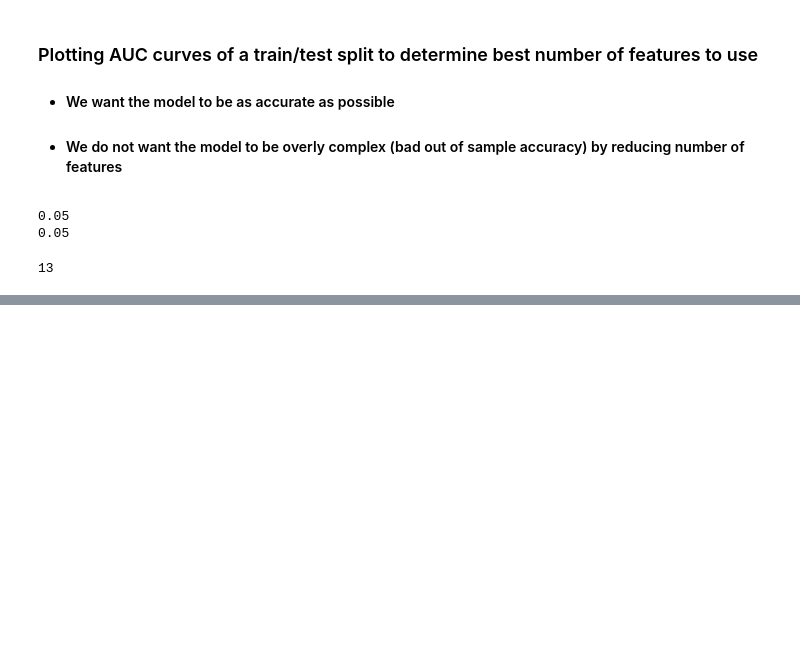
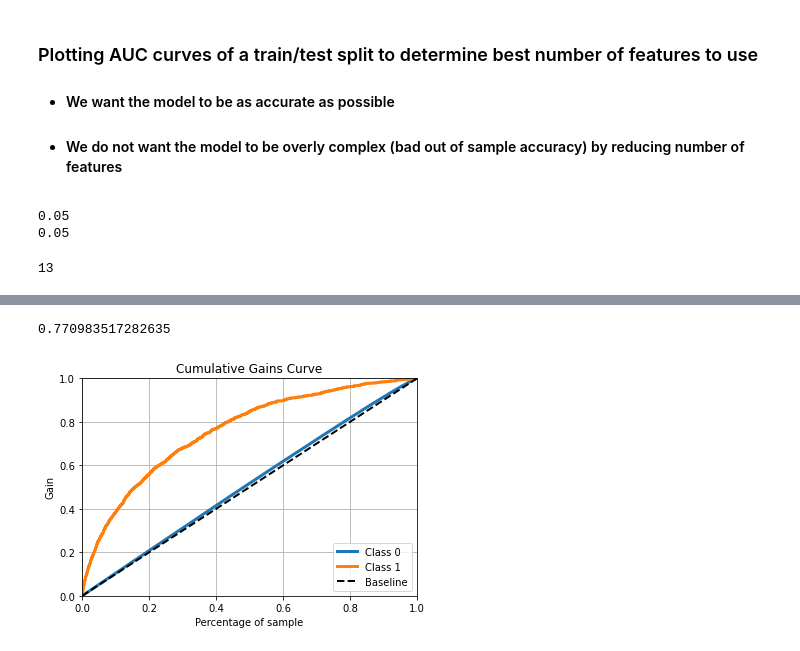
Before and after one commit to jerrold110/Charity-donor-marketing-predictive-modelling, a Jupyter notebook: Modelling.ipynb, the cells around one changed output, grey strips where cells are left out. Drawn from its saved outputs; the diff is of its cells as text; code cells hidden in the pictures; blank space fills up the shorter version.

```diff
--- a/Modelling.ipynb
+++ b/Modelling.ipynb
@@ -275,0 +278,19 @@ plt.show()
+# %%
+logreg = LogisticRegression(random_state=1, max_iter=150)
+x = donors_scaled.iloc[:,1:]
+y = donors_scaled.iloc[:,0]
+
+logreg.fit(x, y)
+# predictions is a 2d array for plotting ROC curve
+predictions = logreg.predict_proba(x)
+
+
+roc_auc_score(y, predictions[:,1])
+# %% [output]
+0.770983517282635
+# %%
+import scikitplot as skplt
+skplt.metrics.plot_cumulative_gain(y, predictions)
+plt.show()
+# %% [output]
+[figure, added]
```
Also changed, not shown: parts of 9 cells of this notebook.
